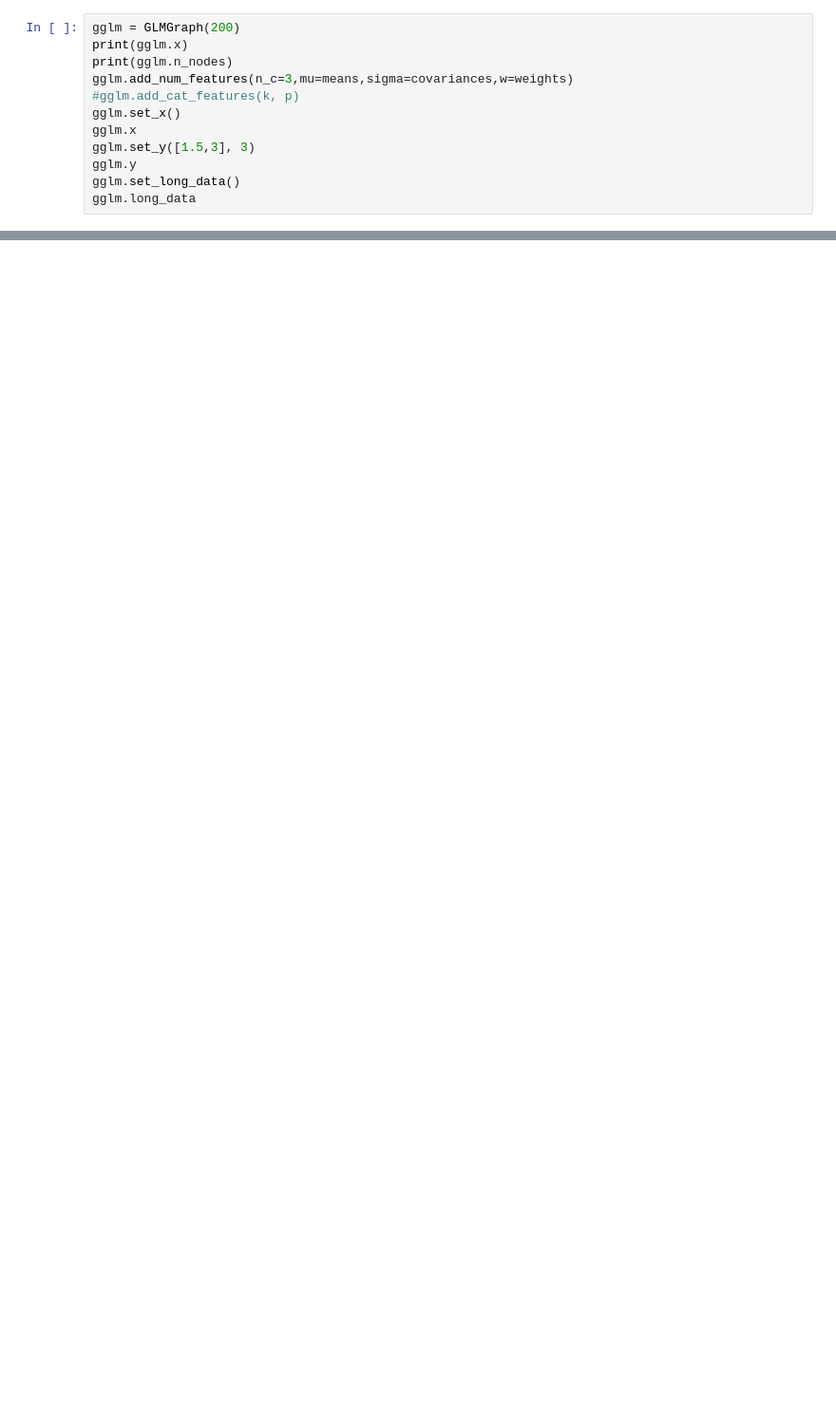
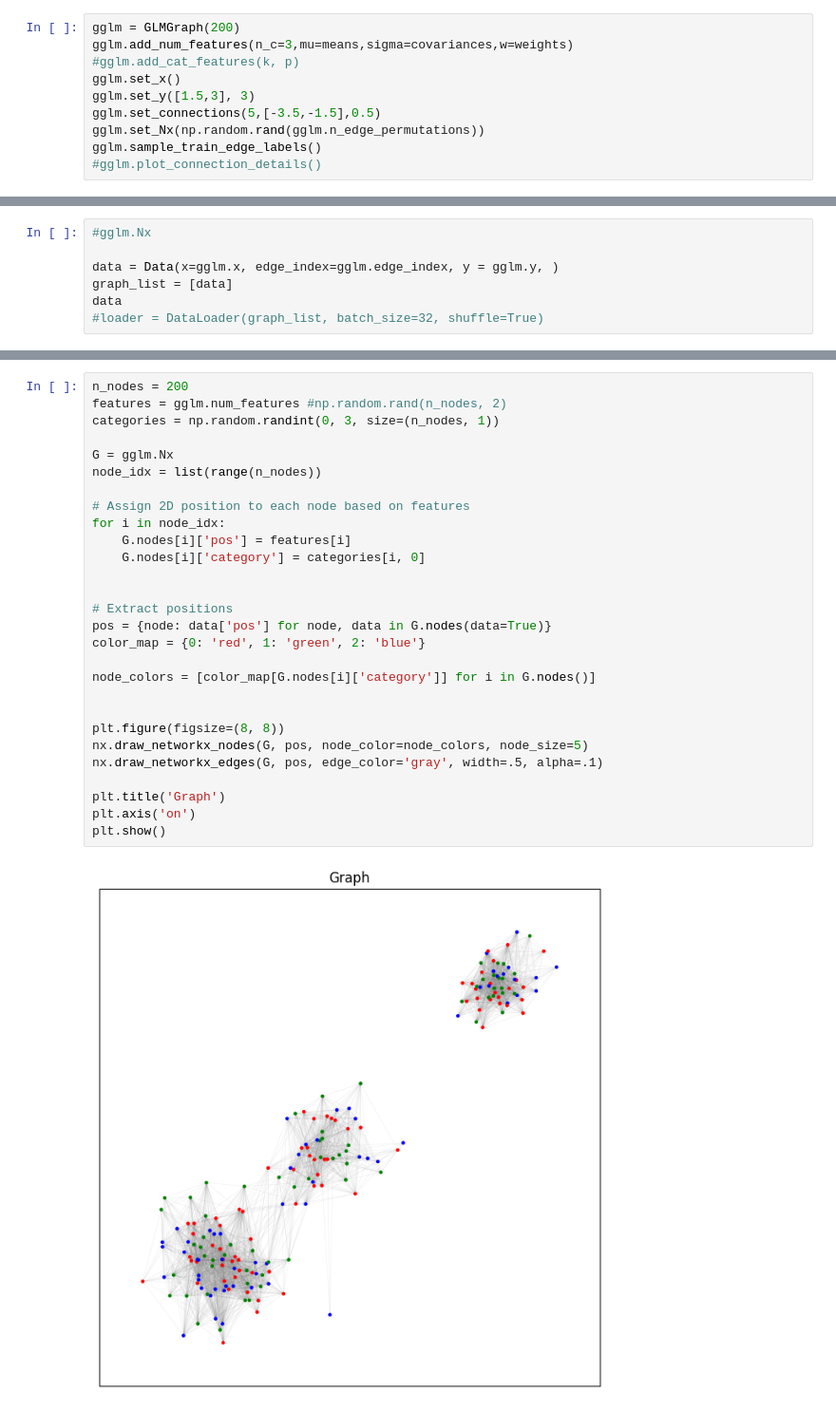
Before and after one commit to FisnikZogaj/MA, a Jupyter notebook: ClassConstructorGLM.ipynb, the cells around one changed output, grey strips where cells are left out. Shown: that part at 95% size. Drawn from its saved outputs; the diff is of its cells as text; blank space fills up the shorter version.

```diff
--- a/ClassConstructorGLM.ipynb
+++ b/ClassConstructorGLM.ipynb
@@ -178,13 +222,11 @@ k = [2,3,2]
 p = [[0.5,0.5], [0.1,0.4,0.5], [0.3,0.7]]
 # %%
 gglm = GLMGraph(200)
-print(gglm.x)
-print(gglm.n_nodes)
 gglm.add_num_features(n_c=3,mu=means,sigma=covariances,w=weights)
 #gglm.add_cat_features(k, p)
 gglm.set_x()
-gglm.x
 gglm.set_y([1.5,3], 3)
-gglm.y
-gglm.set_long_data()
-gglm.long_data
+gglm.set_connections(5,[-3.5,-1.5],0.5)
+gglm.set_Nx(np.random.rand(gglm.n_edge_permutations))
+gglm.sample_train_edge_labels()
+#gglm.plot_connection_details()
@@ -226,0 +233,7 @@ array([[10.07495222],
+# %%
+#gglm.Nx
+
+data = Data(x=gglm.x, edge_index=gglm.edge_index, y = gglm.y, )
+graph_list = [data]
+data
+#loader = DataLoader(graph_list, batch_size=32, shuffle=True)
@@ -226,0 +242,30 @@ array([[10.07495222],
+# %%
+n_nodes = 200
+features = gglm.num_features #np.random.rand(n_nodes, 2)
+categories = np.random.randint(0, 3, size=(n_nodes, 1))
+
+G = gglm.Nx
+node_idx = list(range(n_nodes))
+
+# Assign 2D position to each node based on features
+for i in node_idx:
+    G.nodes[i]['pos'] = features[i]
+    G.nodes[i]['category'] = categories[i, 0]
+
+
+# Extract positions
+pos = {node: data['pos'] for node, data in G.nodes(data=True)}
+color_map = {0: 'red', 1: 'green', 2: 'blue'}
+
+node_colors = [color_map[G.nodes[i]['category']] for i in G.nodes()]
+
+
+plt.figure(figsize=(8, 8))
+nx.draw_networkx_nodes(G, pos, node_color=node_colors, node_size=5)
+nx.draw_networkx_edges(G, pos, edge_color='gray', width=.5, alpha=.1)
+
+plt.title('Graph')
+plt.axis('on')
+plt.show()
+# %% [output]
+[figure, added]
```
Also changed, not shown: parts of 9 cells of this notebook, 1 other file.
